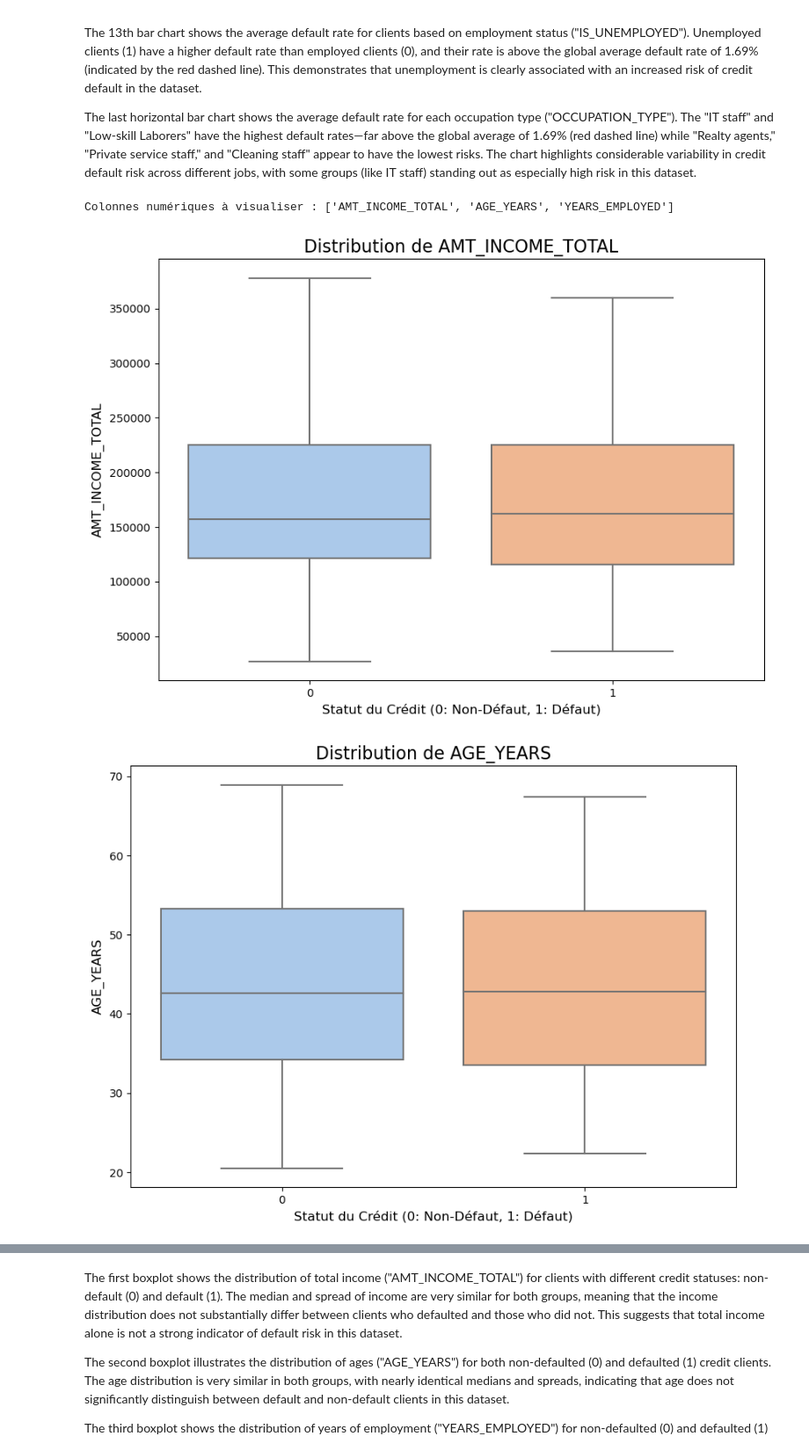
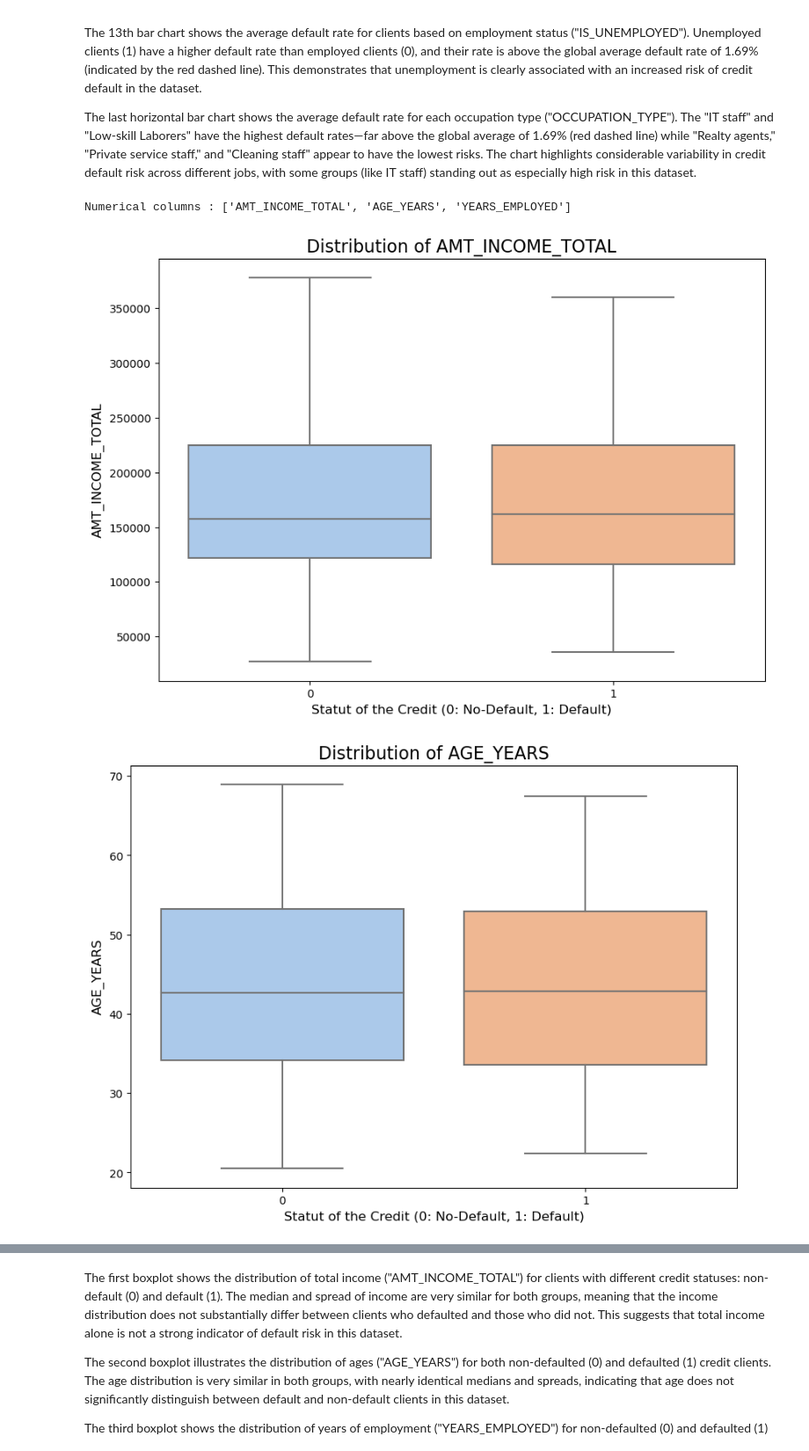
Before and after one commit to Adnbsn/ML_CardFraud, a Jupyter notebook: Project_ML_Adrien_BESSON_Emma_BEKKER.ipynb, the cells around one changed output, grey strips where cells are left out. Shown at 88% size. Cells and saved outputs as stored; diff of their text form; code cells hidden in the pictures.

```diff
--- a/Project_ML_Adrien_BESSON_Emma_BEKKER.ipynb
+++ b/Project_ML_Adrien_BESSON_Emma_BEKKER.ipynb
@@ -288,12 +288,12 @@ cols_to_plot = [
 for col in cols_to_plot:
     plt.figure(figsize=(6, 6))
 
-    # sns.barplot calcule la MOYENNE de 'BINARY_STATUS' pour chaque 'col'
+    # sns.barplot computes the avarage de 'BINARY_STATUS' for each 'col'
     ax = sns.barplot(x=col, y='STATUS_BINARY', data=df)
 
-    # Ajouter la ligne de moyenne globale pour comparer
+    # Add the line global average to compare
     ax.axhline(y=global_default_rate, color='red', linestyle='--',
-               label=f'Moyenne globale ({global_default_rate*100:.2f}%)')
+               label=f'Average global ({global_default_rate*100:.2f}%)')
 
     plt.title(f'Default Rate (Average) of : {col}', fontsize=16)
     plt.ylabel('Default Rate')
@@ -309,9 +309,9 @@ ordered_categories = df.groupby('OCCUPATION_TYPE')['STATUS_BINARY'].mean().sort_
 ax = sns.barplot(y='OCCUPATION_TYPE', x='STATUS_BINARY', data=df, order=ordered_categories)
 
 ax.axvline(x=global_default_rate, color='red', linestyle='--',
-           label=f'Moyenne globale ({global_default_rate*100:.2f}%)')
+           label=f'Average global ({global_default_rate*100:.2f}%)')
 
-plt.title(f'Taux de Défaut (Moyenne) par : OCCUPATION_TYPE', fontsize=16)
+plt.title(f'Default Rate (Average) of by : OCCUPATION_TYPE', fontsize=16)
 plt.xlabel('Default Rate')
 plt.ylabel('Type of Occupation')
 plt.legend()
@@ -361,43 +361,43 @@ The last horizontal bar chart shows the average default rate for each occupation
 # %%
 # now let's look at the column we left aside previously
 numerical_cols = ['AMT_INCOME_TOTAL', 'AGE_YEARS', 'YEARS_EMPLOYED']
-print(f"Colonnes numériques à visualiser : {numerical_cols}")
+print(f"Numerical columns : {numerical_cols}")
 
 # Boxplots
 
 for col in numerical_cols:
     plt.figure(figsize=(10, 7))
 
     if col == 'AMT_INCOME_TOTAL':
         # we hide the outliers because there is too many (with showfliers)
         ax = sns.boxplot(x='STATUS_BINARY', y=col, data=df, palette="pastel", showfliers=False)
-        ax.set_title(f'Distribution de {col}', fontsize=16)
+        ax.set_title(f'Distribution of {col}', fontsize=16)
     else:
         ax = sns.boxplot(x='STATUS_BINARY', y=col, data=df, palette="pastel", showfliers=True)
-        ax.set_title(f'Distribution de {col}', fontsize=16)
+        ax.set_title(f'Distribution of {col}', fontsize=16)
 
-    plt.xlabel('Statut du Crédit (0: Non-Défaut, 1: Défaut)', fontsize=12)
+    plt.xlabel('Statut of the Credit (0: No-Default, 1: Default)', fontsize=12)
     plt.ylabel(col, fontsize=12)
 
     plt.show()
 
 
 for col in numerical_cols:
     plt.figure(figsize=(10, 7))
 
     if col == 'AMT_INCOME_TOTAL':
         ax = sns.violinplot(x='STATUS_BINARY', y=col, data=df, palette="pastel")
         ax.set_ylim(0, 500000) #we do a zoom else there is few high values that makes it less visible
-        ax.set_title(f'Distribution de {col}', fontsize=16)
+        ax.set_title(f'Distribution of {col}', fontsize=16)
     else:
         ax = sns.violinplot(x='STATUS_BINARY', y=col, data=df, palette="pastel")
-        ax.set_title(f'Distribution de {col}', fontsize=16)
+        ax.set_title(f'Distribution of {col}', fontsize=16)
 
-    plt.xlabel('Statut du Crédit (0: Non-Défaut, 1: Défaut)', fontsize=12)
+    plt.xlabel('Statut of Credit (0: No-Default, 1: Default)', fontsize=12)
     plt.ylabel(col, fontsize=12)
 
     plt.show()
 # %% [output]
-Colonnes numériques à visualiser : ['AMT_INCOME_TOTAL', 'AGE_YEARS', 'YEARS_EMPLOYED']
+Numerical columns : ['AMT_INCOME_TOTAL', 'AGE_YEARS', 'YEARS_EMPLOYED']
-[figure, old version]
+[figure, new version]
-[figure, old version]
+[figure, new version]
```
Also changed, not shown: parts of 5 cells of this notebook.
